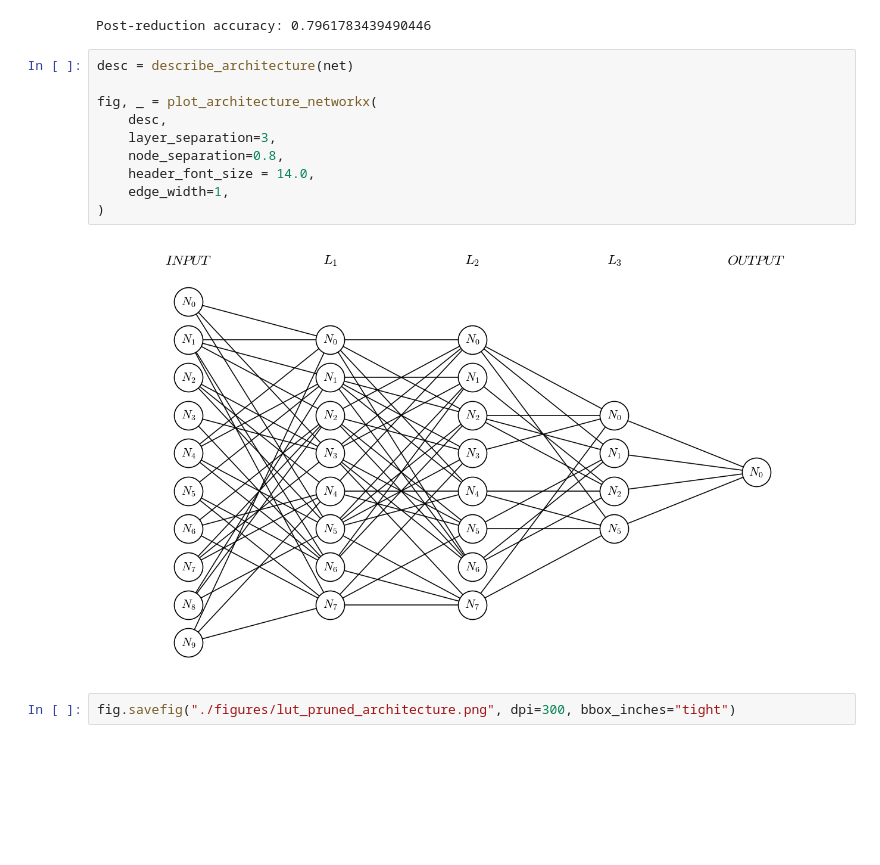
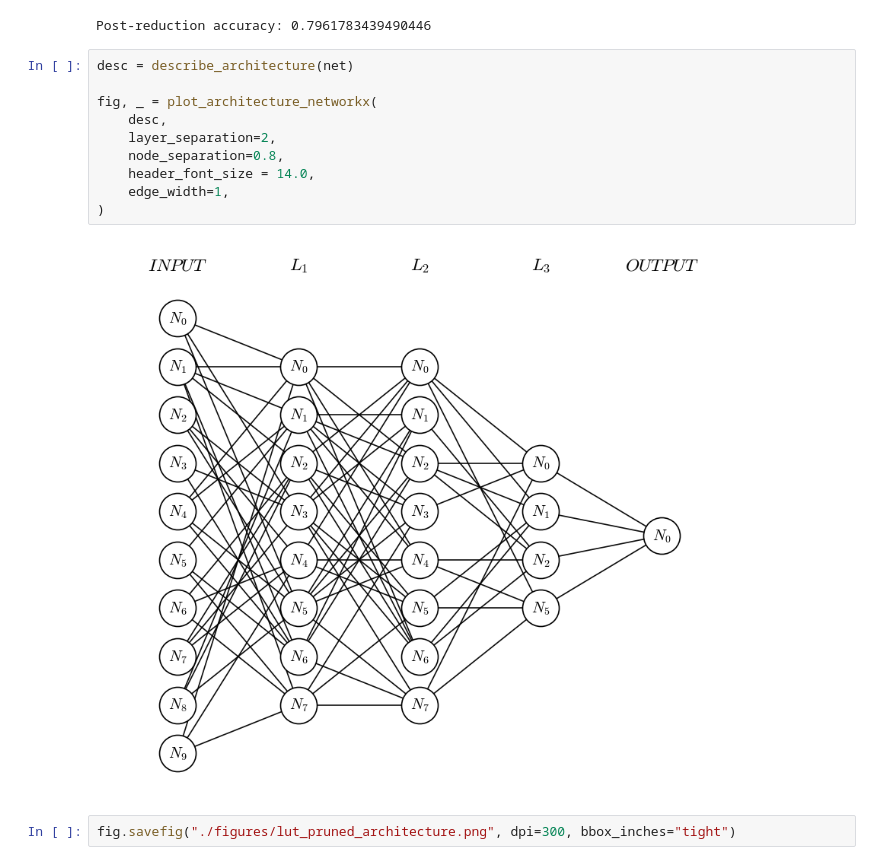
Before and after one commit to simontonner/rule-net, a Jupyter notebook: exp1_lut_visualization.ipynb, the cells around one changed output. Drawn from its saved outputs; the diff is of its cells as text; blank space fills up the shorter version.

```diff
--- a/exp1_lut_visualization.ipynb
+++ b/exp1_lut_visualization.ipynb
@@ -168,14 +168,14 @@ Post-reduction accuracy: 0.7961783439490446
 # %%
 desc = describe_architecture(net)
 
 fig, _ = plot_architecture_networkx(
     desc,
-    layer_separation=3,
+    layer_separation=2,
     node_separation=0.8,
     header_font_size = 14.0,
     edge_width=1,
 )
 # %% [output]
-[figure, old version]
+[figure, new version]
 # %%
 fig.savefig("./figures/lut_pruned_architecture.png", dpi=300, bbox_inches="tight")
```
Also changed, not shown: parts of 2 cells of this notebook, 14 other files.
